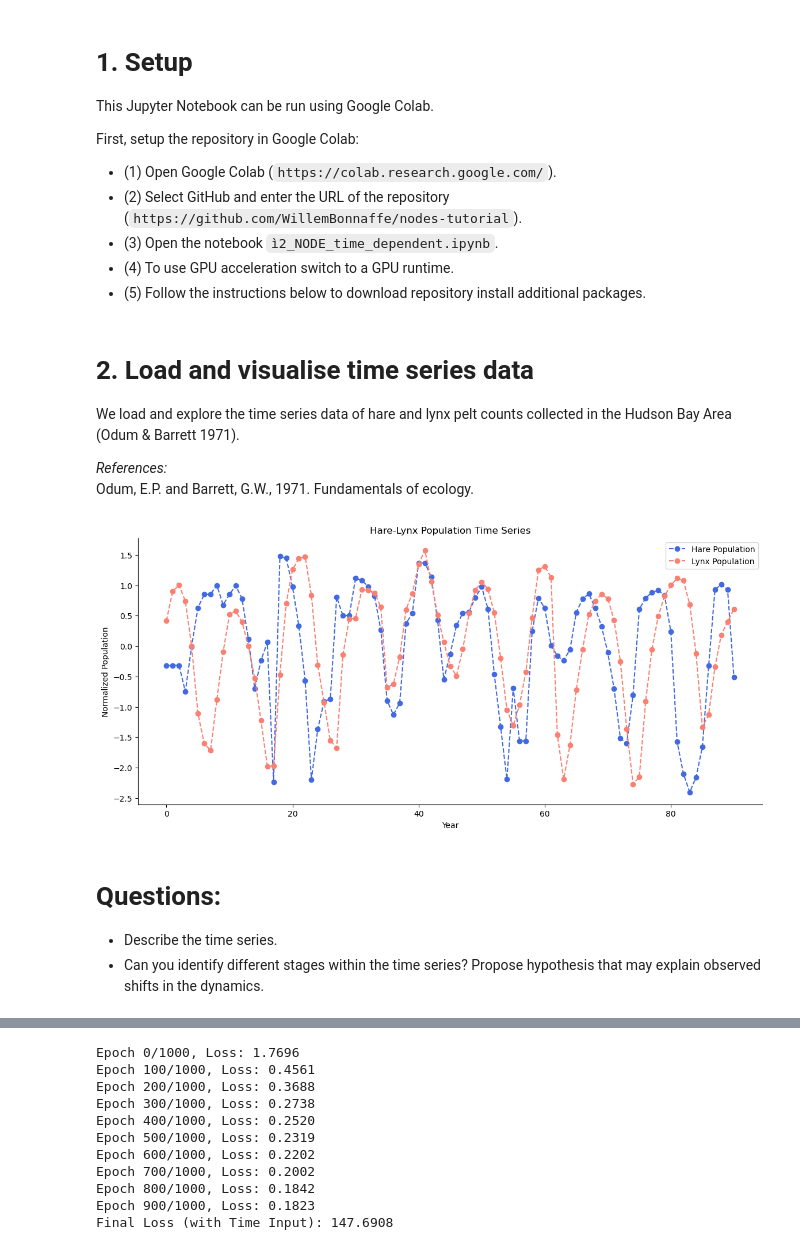
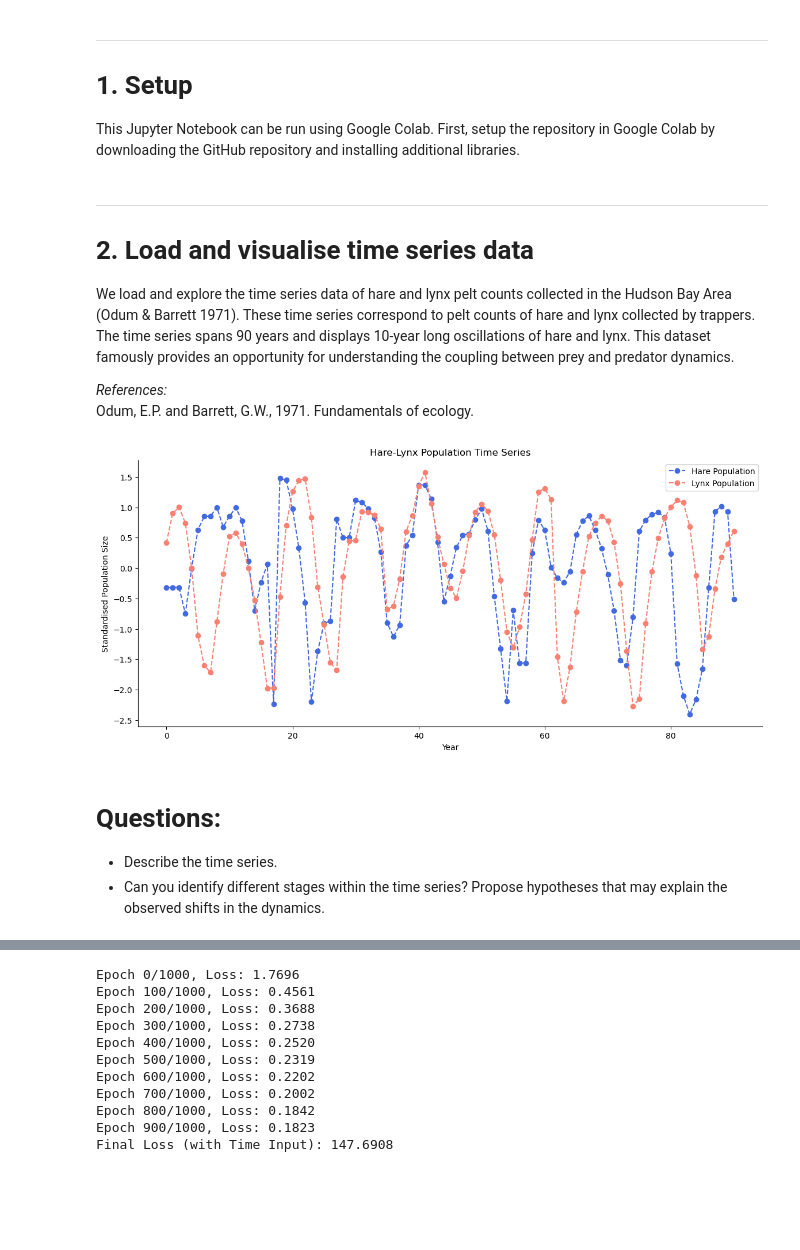
Before and after one commit to WillemBonnaffe/nodes-tutorial, a Jupyter notebook: i2_NODE_time_dependent.ipynb, the cells around one changed output, grey strips where cells are left out. Cells and saved outputs as stored; diff of their text form; code cells hidden in the pictures; blank space fills up the shorter version.

Commit message:
Final checks notebook.

```diff
--- a/i2_NODE_time_dependent.ipynb
+++ b/i2_NODE_time_dependent.ipynb
@@ -21,16 +21,11 @@
 #
 ###
 # %% [markdown]
+---
 # 1. Setup
 
 This Jupyter Notebook can be run using Google Colab.
-
-First, setup the repository in Google Colab:
-* (1) Open Google Colab (`https://colab.research.google.com/`).
-* (2) Select GitHub and enter the URL of the repository (`https://github.com/WillemBonnaffe/nodes-tutorial`).
-* (3) Open the notebook `ì2_NODE_time_dependent.ipynb`.
-* (4) To use GPU acceleration switch to a GPU runtime.
-* (5) Follow the instructions below to download repository install additional packages.
+First, setup the repository in Google Colab by downloading the GitHub repository and installing additional libraries.
 # %%
 ############################
 ## SETUP FOR GOOGLE COLAB ##
@@ -73,9 +68,13 @@ DEVICE = "mps" # Replace with cuda if working in Colab
 #
 ###
 # %% [markdown]
+---
 # 2. Load and visualise time series data
 
 We load and explore the time series data of hare and lynx pelt counts collected in the Hudson Bay Area (Odum & Barrett 1971).
+These time series correspond to pelt counts of hare and lynx collected by trappers.
+The time series spans 90 years and displays 10-year long oscillations of hare and lynx.
+This dataset famously provides an opportunity for understanding the coupling between prey and predator dynamics.
 
 *References:*\
 Odum, E.P. and Barrett, G.W., 1971. Fundamentals of ecology.
@@ -105,37 +104,37 @@ def load_and_preprocess_data(file_path):
 
     ## Normalize data to stabilize training
     data_normalized = np.copy(data)
     for i in range(data.shape[1]):
         data_log = np.log(data[:,i])
         data_normalized[:,i] = (data_log - data_log.mean()) / data_log.std()
 
     ## Convert data to PyTorch tensor
     data_tensor = torch.tensor(data_normalized, dtype=torch.float32)
 
     return data_tensor
 
 ## Load and visualize the data
 data_tensor = load_and_preprocess_data('data_hare_lynx.csv')
 num_time_steps = data_tensor.size()[0]
 data_tensor = data_tensor.float()
 
 ## Plot the data to observe trends in hare and lynx populations
 plt.figure(figsize=(14,6))
 plt.plot(data_tensor[:, 0], '--o', label='Hare Population', color='royalblue')
 plt.plot(data_tensor[:, 1], '--o', label='Lynx Population', color='salmon')
 plt.xlabel('Year')
-plt.ylabel('Normalized Population')
+plt.ylabel('Standardised Population Size')
 plt.legend()
 plt.title('Hare-Lynx Population Time Series')
 sns.despine()
 plt.show()
 
 #
 ###
 # %% [output]
-[figure, old version]
+[figure, new version]
 # %% [markdown]
 # Questions:
 * Describe the time series.
-* Can you identify different stages within the time series? Propose hypothesis that may explain observed shifts in the dynamics.
+* Can you identify different stages within the time series? Propose hypotheses that may explain the observed shifts in the dynamics.
 # %% [markdown]
```
Also changed, not shown: parts of 20 cells of this notebook, 1 other file.
